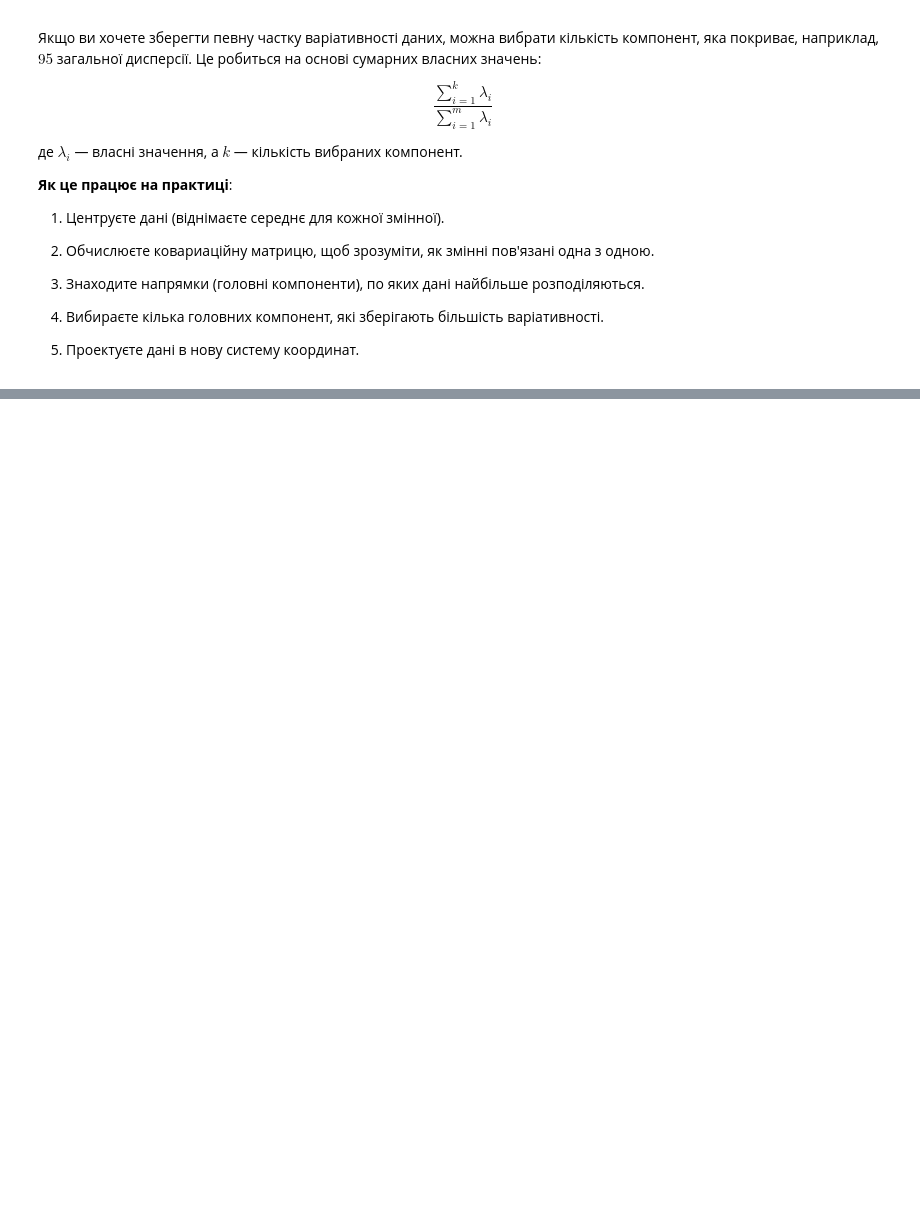
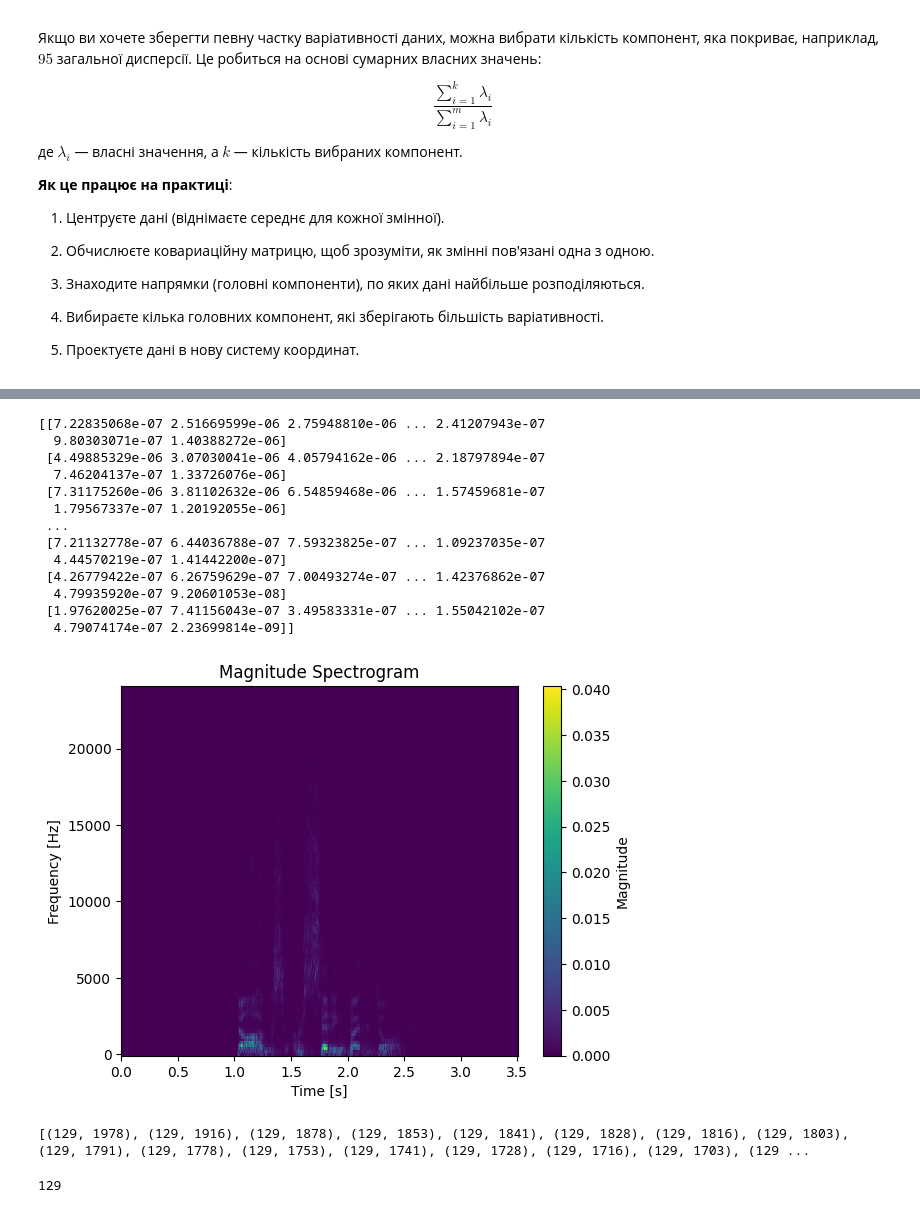
Before and after one commit to f1rset/SER, a Jupyter notebook: SER.ipynb, the cells around one changed output, grey strips where cells are left out. Cells and saved outputs as stored; diff of their text form; code cells hidden in the pictures; blank space fills up the shorter version.

```diff
--- a/SER.ipynb
+++ b/SER.ipynb
@@ -361,0 +553,12 @@ print("Передбачені мітки класів:", y_pred)
+# %%
+def compute_stft(signal, sample_rate, n_fft=256, hop_length=None, window="hann"):
+    hop_length = hop_length or n_fft // 2
+    f, t, Zxx = scipy.signal.stft(signal, fs=sample_rate, nperseg=n_fft, noverlap=hop_length, window=window)
+
+    return np.abs(Zxx), f, t
+
+def apply_stft(row):
+    stft_magnitude, frequencies, time_bins = compute_stft(row["sample"], row["sample_rate"])
+    return pd.Series([stft_magnitude, frequencies, time_bins])
+
+df[["fft_magnitude", "frequencies", "time_bins"]]  = df.apply(apply_stft, axis=1)
@@ -361,0 +574,40 @@ print("Передбачені мітки класів:", y_pred)
+# %%
+fft_magnitude = df.loc[5, "fft_magnitude"]
+frequencies = df.loc[5, "frequencies"]
+time_bins = df.loc[5, "time_bins"]
+print(np.array(fft_magnitude))
+plt.pcolormesh(time_bins, frequencies, fft_magnitude)
+plt.ylabel('Frequency [Hz]')
+plt.xlabel('Time [s]')
+plt.title('Magnitude Spectrogram')
+plt.colorbar(label='Magnitude')
+plt.show()
+# %% [output]
+[[7.22835068e-07 2.51669599e-06 2.75948810e-06 ... 2.41207943e-07
+  9.80303071e-07 1.40388272e-06]
+ [4.49885329e-06 3.07030041e-06 4.05794162e-06 ... 2.18797894e-07
+  7.46204137e-07 1.33726076e-06]
+ [7.31175260e-06 3.81102632e-06 6.54859468e-06 ... 1.57459681e-07
+  1.79567337e-07 1.20192055e-06]
+ ...
+ [7.21132778e-07 6.44036788e-07 7.59323825e-07 ... 1.09237035e-07
+  4.44570219e-07 1.41442200e-07]
+ [4.26779422e-07 6.26759629e-07 7.00493274e-07 ... 1.42376862e-07
+  4.79935920e-07 9.20601053e-08]
+ [1.97620025e-07 7.41156043e-07 3.49583331e-07 ... 1.55042102e-07
+  4.79074174e-07 2.23699814e-09]]
+[figure, added]
+# %%
+def shape(array):
+    return array.shape
+df["shape"] = df["fft_magnitude"].apply(shape)
+lst = df["shape"].unique()
+print(sorted(lst)[::-1])
+# %% [output]
+[(129, 1978), (129, 1916), (129, 1878), (129, 1853), (129, 1841), (129, 1828), (129, 1816), (129, 1803), (129, 1791), (129, 1778), (129, 1753), (129, 1741), (129, 1728), (129, 1716), (129, 1703), (129 ...
+# %%
+all_values = np.concatenate(df['frequencies'].values)
+unique_values = np.unique(all_values)
+print(len(unique_values))
+# %% [output]
+129
```
Also changed, not shown: parts of 24 cells of this notebook, 1 other file.
